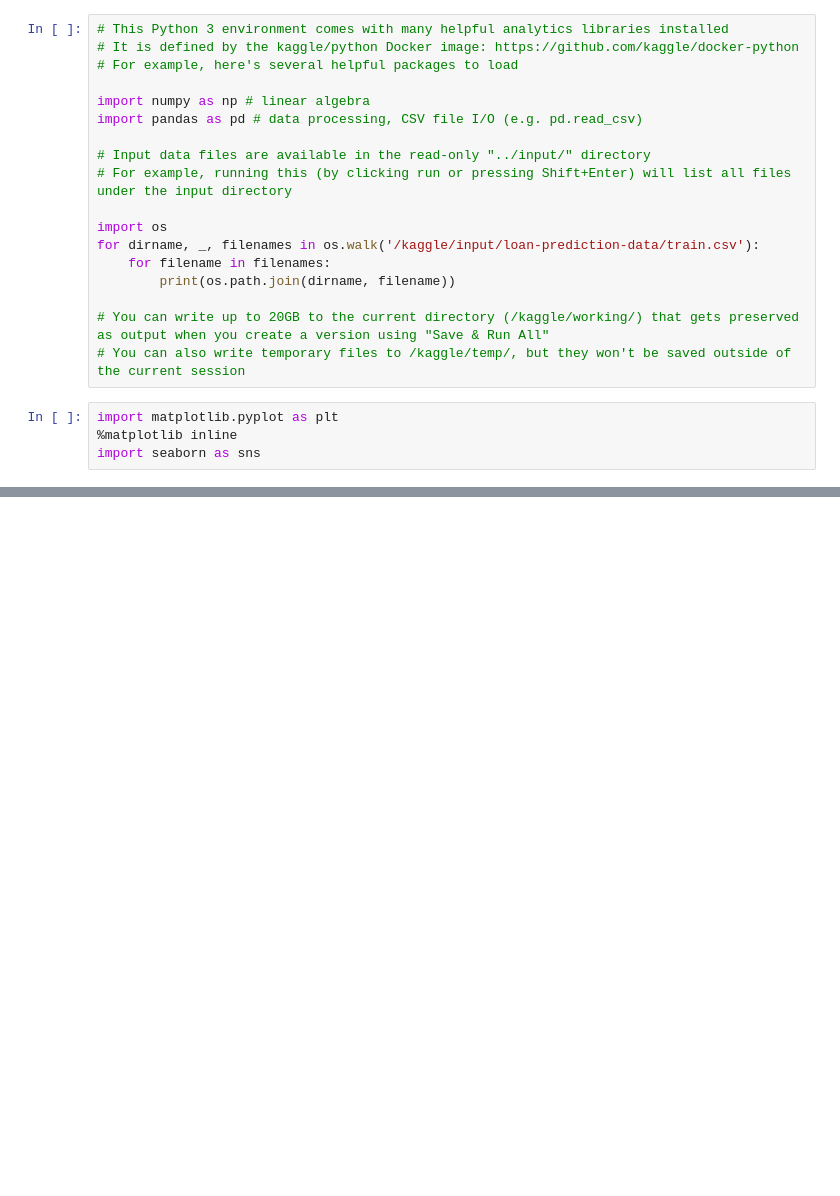
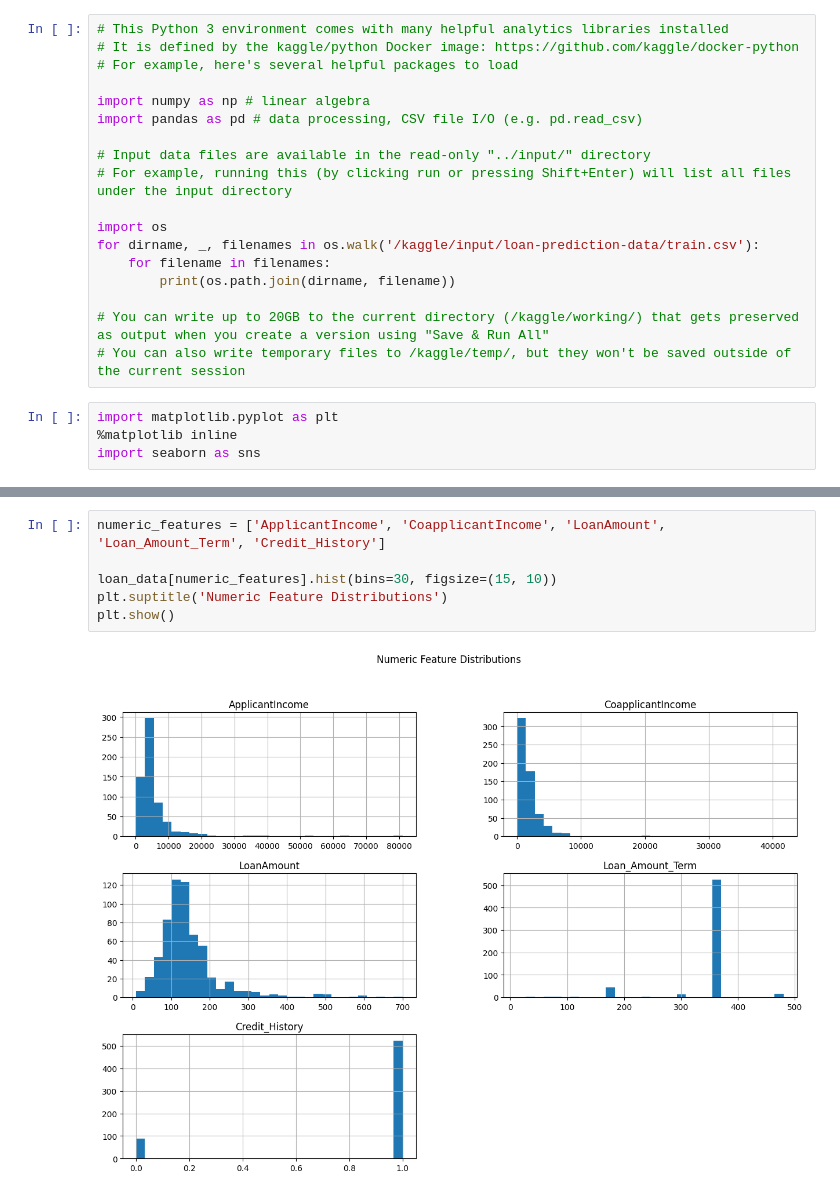
Before and after one commit to zeynepsadikayilmazz/Youtube-Spotify-Project, a Jupyter notebook: loan-prediction-analysis.ipynb, the cells around one changed output, grey strips where cells are left out. Drawn from its saved outputs; the diff is of its cells as text; blank space fills up the shorter version.

```diff
--- a/loan-prediction-analysis.ipynb
+++ b/loan-prediction-analysis.ipynb
@@ -32,0 +269,8 @@ train_data.head()
+# %%
+numeric_features = ['ApplicantIncome', 'CoapplicantIncome', 'LoanAmount', 'Loan_Amount_Term', 'Credit_History']
+
+loan_data[numeric_features].hist(bins=30, figsize=(15, 10))
+plt.suptitle('Numeric Feature Distributions')
+plt.show()
+# %% [output]
+[figure, added]
```
Also changed, not shown: parts of 13 cells of this notebook.
